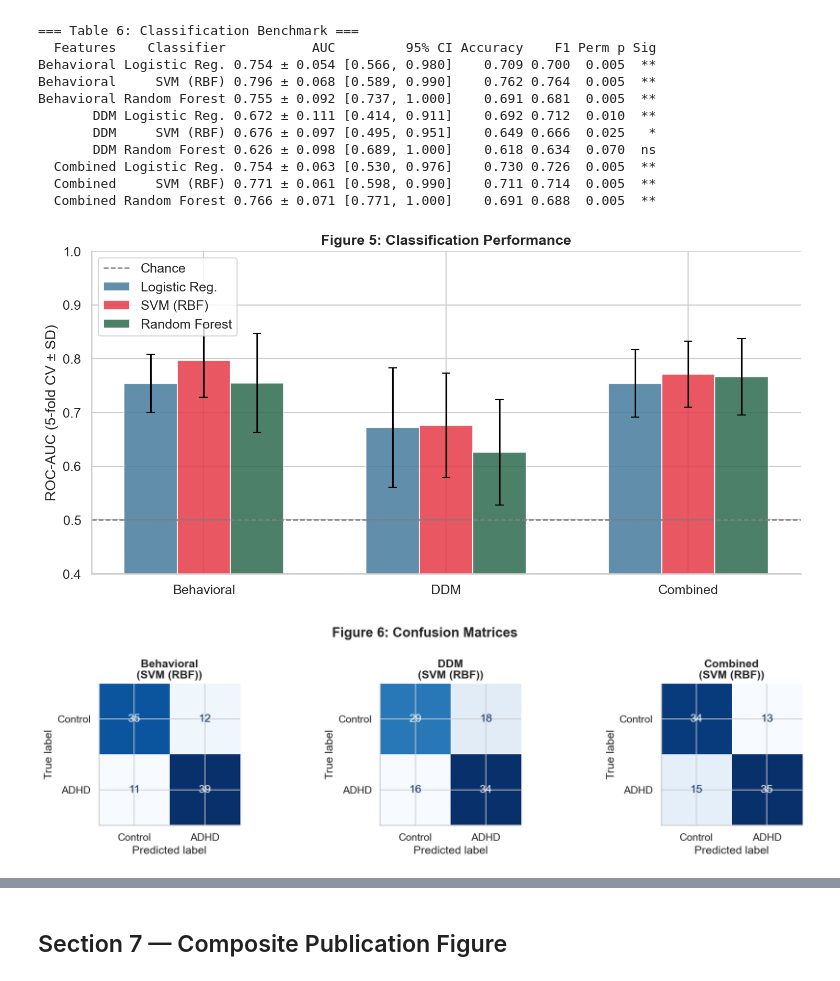
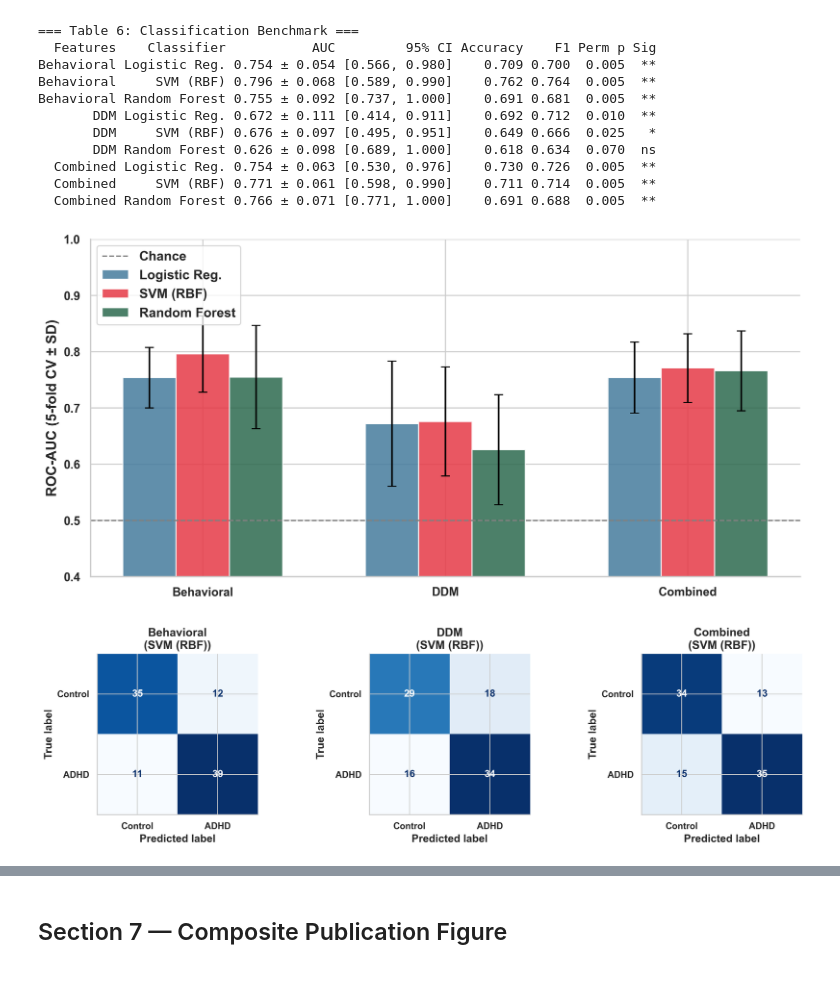
Before and after one commit to Abhikumar199/IITB_ADHD, a Jupyter notebook: Analysis/ADHD_DDM_main.ipynb, the cells around one changed output, grey strips where cells are left out. Cells and saved outputs as stored; diff of their text form; code cells hidden in the pictures.

```diff
--- a/Analysis/ADHD_DDM_main.ipynb
+++ b/Analysis/ADHD_DDM_main.ipynb
@@ -311,6 +547,5 @@ for grp, col in PALETTE.items():
     sub = qt[qt["group"]==grp].sort_values("quintile")
     ax.plot(sub["quintile"], sub["rt_sec"], marker="o", label=grp, color=col, lw=2)
 ax.set_xlabel("Trial Quintile"); ax.set_ylabel("Mean RT (s)")
-ax.set_title("Figure 2: Vigilance Decrement", fontweight="bold")
 ax.legend(); plt.tight_layout(); plt.show()
 # %% [output]
@@ -727,6 +971,5 @@ if len(ddm_params) > 0:
         sns.stripplot(data=pdata, x="group", y=var, order=GROUP_ORDER,
                       palette=PALETTE, size=5, alpha=0.7, jitter=True, ax=ax)
         ax.set_title(lbl); ax.set_xlabel("")
-    plt.suptitle("Figure 3: DDM Parameters by Group", fontweight="bold")
     plt.tight_layout(); plt.show()
 # %% [output]
@@ -771,7 +1014,6 @@ if len(ddm_params) > 0:
         cm = cm_data.corr().loc[ddm_vars, clinical_scales]
         sns.heatmap(cm, annot=True, fmt=".2f", cmap="RdBu_r",
                     center=0, vmin=-1, vmax=1, linewidths=0.5, ax=ax)
-        ax.set_title("Figure 4: DDM × Clinical Scales (Pearson r)", fontweight="bold")
         plt.tight_layout(); plt.show()
 # %% [output]
 === Table 4: DDM × Clinical Correlations (BH-FDR corrected) ===
@@ -1008,38 +1250,36 @@ if "bench_table" in dir() and len(bench_table) > 0:
     ax.set_ylim(0.4, 1.0)
     ax.axhline(0.5, color="gray", ls="--", lw=1.2, label="Chance")
     ax.set_ylabel("ROC-AUC (5-fold CV ± SD)")
-    ax.set_title("Figure 5: Classification Performance", fontweight="bold")
     ax.legend(loc="upper left")
     plt.tight_layout(); plt.show()
 # %% [output]
-[figure, old version]
+[figure, new version]
 # %%
 # Confusion matrices
 if "bench_table" in dir() and len(bench_table) > 0:
     cv = StratifiedKFold(n_splits=CV_FOLDS, shuffle=True, random_state=SEED)
     fig, axes = plt.subplots(1, 3, figsize=(14, 4))
     clf_map = {
         "Logistic Reg.": LogisticRegression(max_iter=1000, random_state=SEED),
         "SVM (RBF)":     SVC(kernel="rbf", probability=True, random_state=SEED),
         "Random Forest": RandomForestClassifier(n_estimators=200, random_state=SEED),
     }
     for ax, (flabel, Xf) in zip(axes, [("Behavioral",X_beh),("DDM",X_ddm),("Combined",X_comb)]):
         best = (bench_table[bench_table["Features"]==flabel]
                 .sort_values("_auc_mean", ascending=False)
                 .iloc[0]["Classifier"])
         pipe = Pipeline([("sc", StandardScaler()), ("clf", clf_map[best])])
         y_pred = np.zeros(len(y), dtype=int)
         for tr, te in cv.split(Xf, y):
             pipe.fit(Xf[tr], y[tr])
             y_pred[te] = pipe.predict(Xf[te])
         cm = confusion_matrix(y, y_pred)
         ConfusionMatrixDisplay(cm, display_labels=["Control","ADHD"]).plot(
             ax=ax, colorbar=False, cmap="Blues")
         ax.set_title(f"{flabel}\n({best})", fontweight="bold")
-    plt.suptitle("Figure 6: Confusion Matrices", fontweight="bold")
     plt.tight_layout(); plt.show()
 # %% [output]
-[figure, old version]
+[figure, new version]
 # %%
 # Feature importance
 if "bench_df" in dir() and len(bench_df) > 0 and DDM_FEATURES:
```
Also changed, not shown: parts of 14 cells of this notebook, 8 other files.
